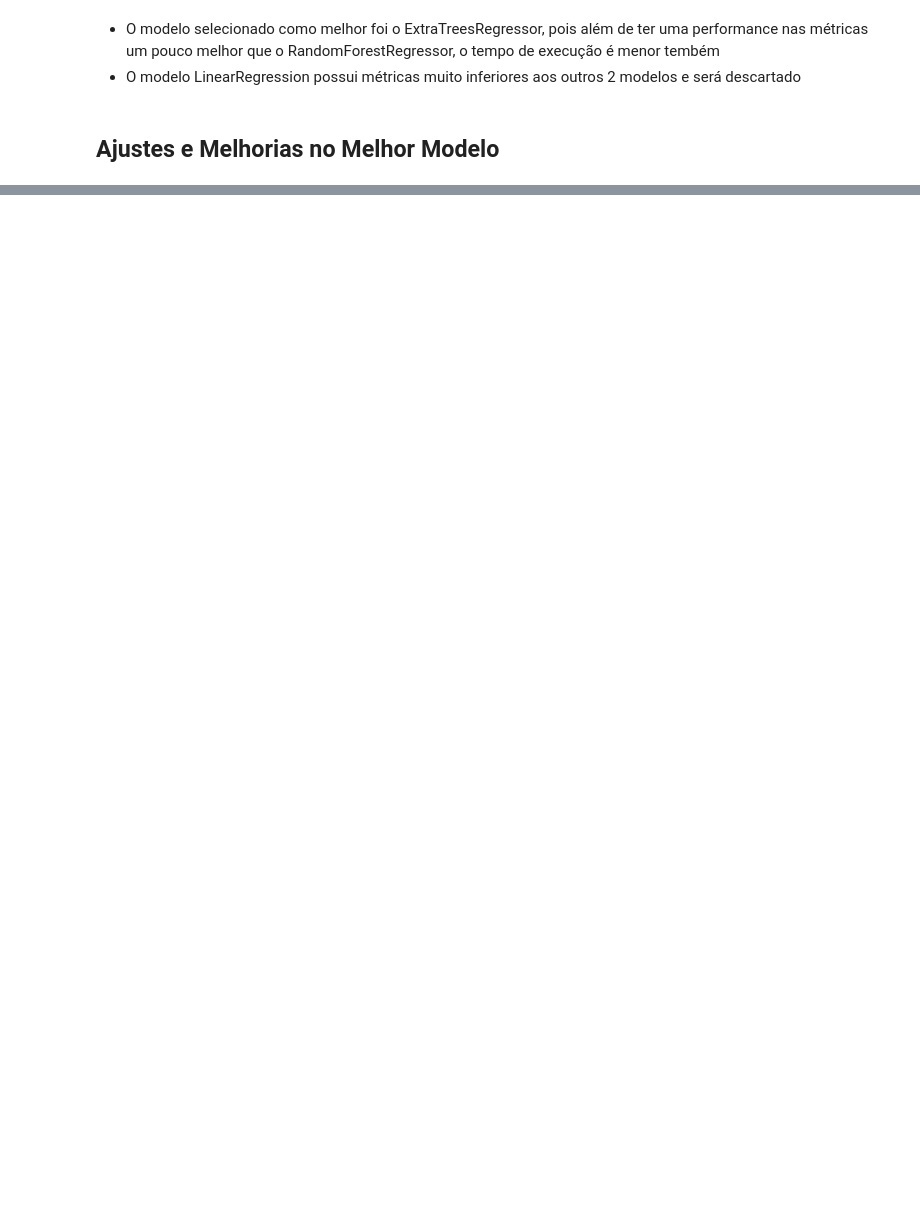
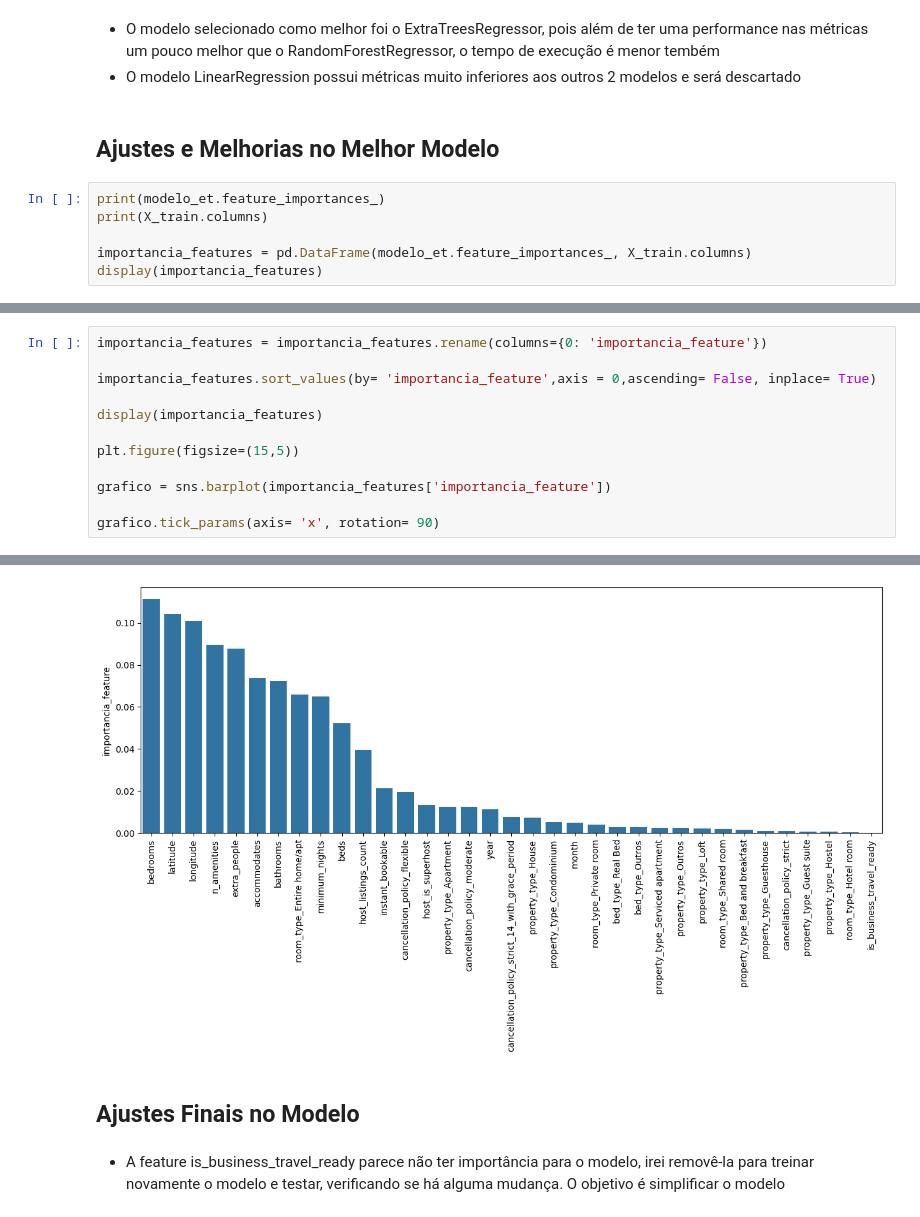
Before and after one commit to mxreira/projeto_ciencia_de_dados, a Jupyter notebook: solucao_airbnb.ipynb, the cells around one changed output, grey strips where cells are left out. Drawn from its saved outputs; the diff is of its cells as text; blank space fills up the shorter version.

```diff
--- a/solucao_airbnb.ipynb
+++ b/solucao_airbnb.ipynb
@@ -1024,3 +1058,9 @@ Duração: 8.01 segundos
 - O modelo LinearRegression possui métricas muito inferiores aos outros 2 modelos e será descartado
 # %% [markdown]
 <h2>Ajustes e Melhorias no Melhor Modelo</h2>
+# %%
+print(modelo_et.feature_importances_)
+print(X_train.columns)
+
+importancia_features = pd.DataFrame(modelo_et.feature_importances_, X_train.columns)
+display(importancia_features)
@@ -1026,0 +1105,13 @@ Duração: 8.01 segundos
+# %%
+importancia_features = importancia_features.rename(columns={0: 'importancia_feature'})
+
+importancia_features.sort_values(by= 'importancia_feature',axis = 0,ascending= False, inplace= True)
+
+display(importancia_features)
+
+plt.figure(figsize=(15,5))
+
+grafico = sns.barplot(importancia_features['importancia_feature'])
+
+grafico.tick_params(axis= 'x', rotation= 90)
+# %% [output]
@@ -1026,0 +1135,5 @@ Duração: 8.01 segundos
+[figure, added]
+# %% [markdown]
+## Ajustes Finais no Modelo
+# %% [markdown]
+- A feature is_business_travel_ready parece não ter importância para o modelo, irei removê-la para treinar novamente o modelo e testar, verificando se há alguma mudança. O objetivo é simplificar o modelo
```
Also changed, not shown: parts of 16 cells of this notebook.
